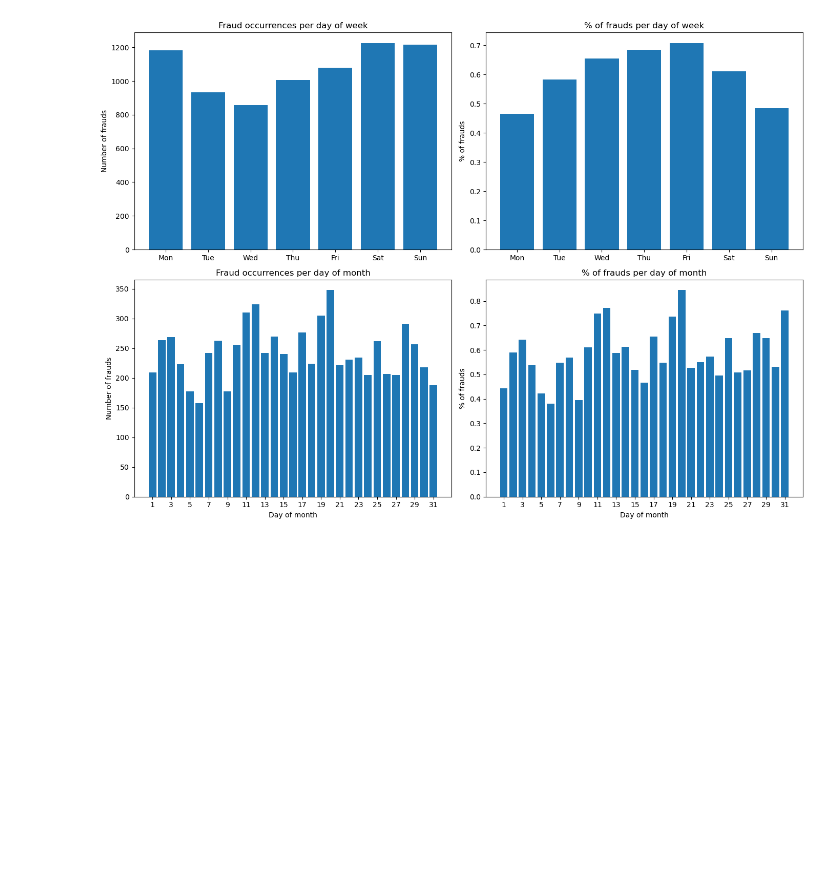
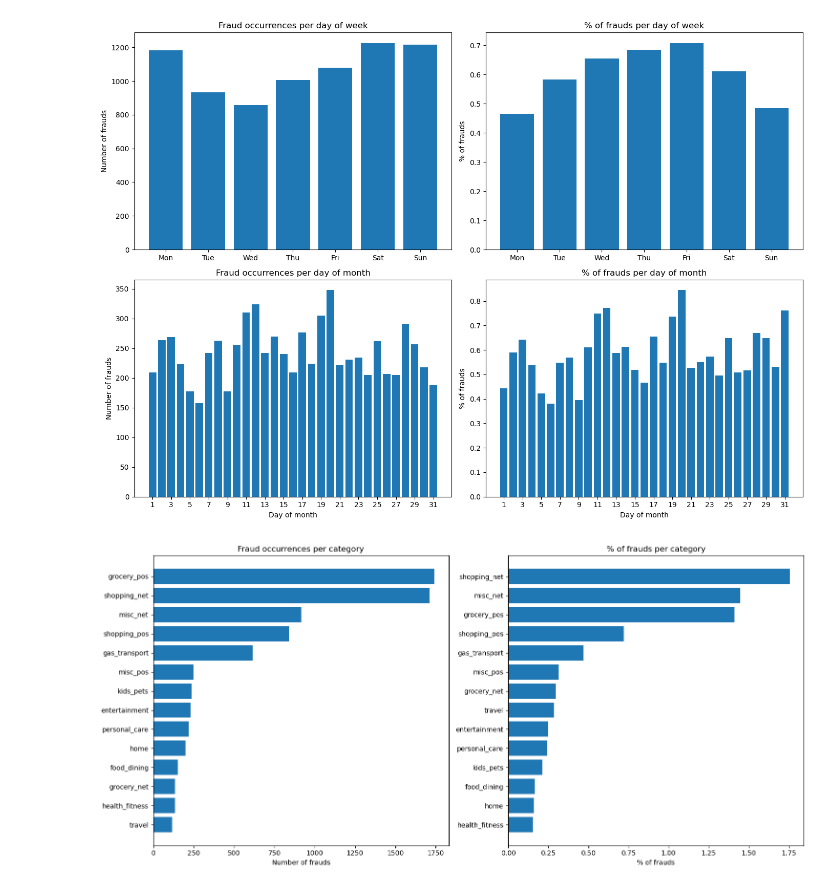
Before and after one commit to giorgiozoccatelli/Fraud-Detection, a Jupyter notebook: creditfraud.ipynb, the cells around one changed output. Saved outputs shown, nothing was run; the diff lists cells and outputs as text; code cells hidden in the pictures; blank space fills up the shorter version.

```diff
--- a/creditfraud.ipynb
+++ b/creditfraud.ipynb
@@ -134,3 +134,23 @@ plt.tight_layout()
 plt.show()
 # %% [output]
 [figure]
+# %%
+trans_cat = df["category"].value_counts()
+fraud_cat = df[df["is_fraud"] == 1]["category"].value_counts()
+perc_frauds_cat = (fraud_cat / trans_cat * 100).sort_values(ascending=True)
+fraud_cat_sorted = fraud_cat.sort_values(ascending=True)
+
+fig, ax = plt.subplots(ncols=2, figsize=(15, 7))
+
+ax[0].barh(fraud_cat_sorted.index, fraud_cat_sorted.values)
+ax[0].set_xlabel("Number of frauds")
+ax[0].set_title("Fraud occurrences per category")
+
+ax[1].barh(perc_frauds_cat.index, perc_frauds_cat.values)
+ax[1].set_xlabel("% of frauds")
+ax[1].set_title("% of frauds per category")
+
+plt.tight_layout()
+plt.show()
+# %% [output]
+[figure, added]
```
Also changed, not shown: parts of 1 cell of this notebook.
